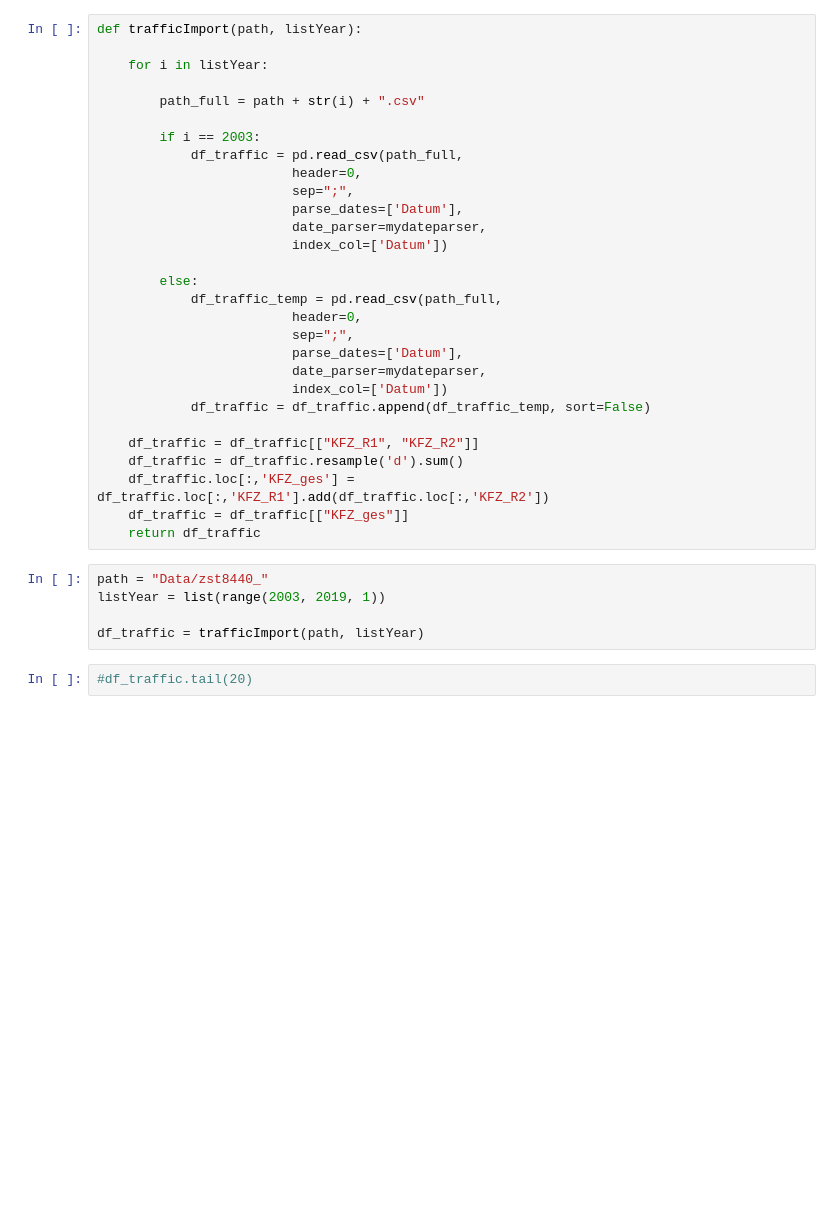
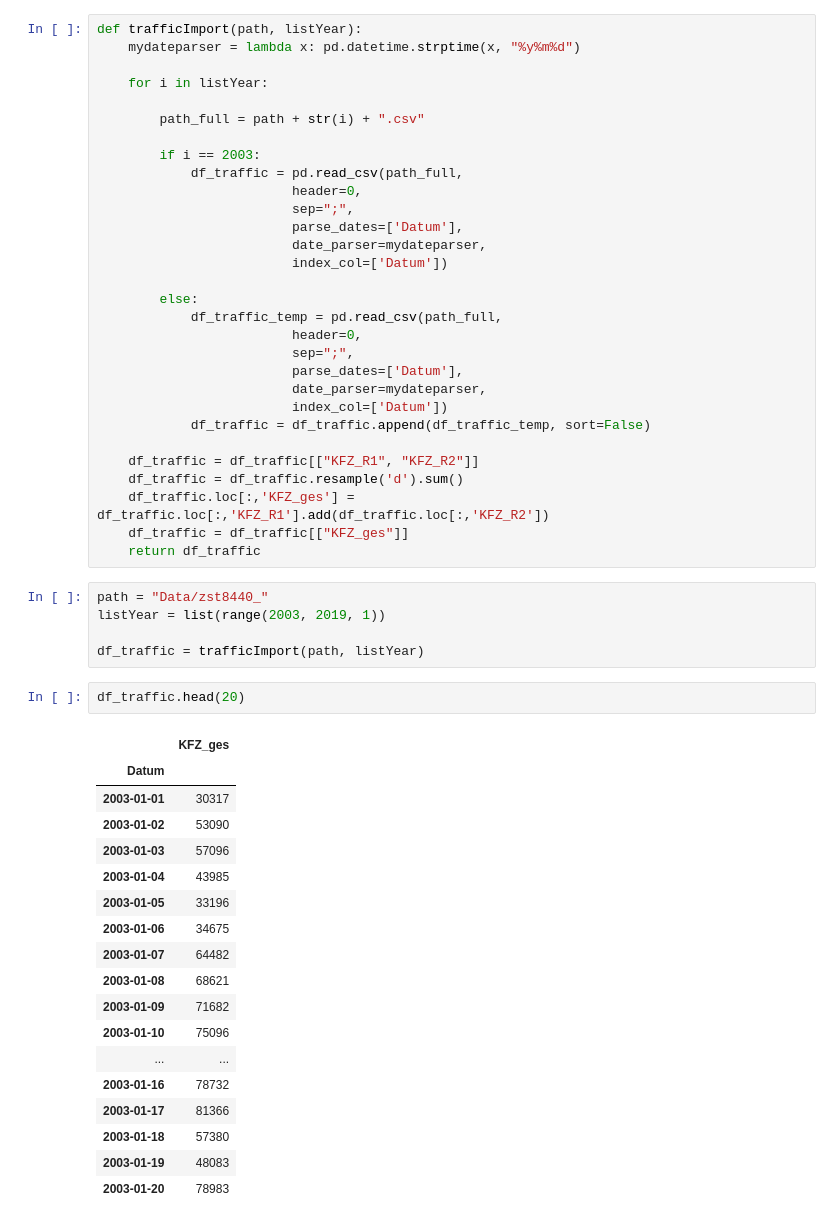
Before and after one commit to SvetiB/AirQualityStuttgart, a Jupyter notebook: ImportNewDataTrafic.ipynb, the cells around one changed output. Drawn from its saved outputs; the diff is of its cells as text; blank space fills up the shorter version.

```diff
--- a/ImportNewDataTrafic.ipynb
+++ b/ImportNewDataTrafic.ipynb
@@ -3,6 +3,7 @@ import pandas as pd
 from datetime import datetime
 # %%
 def trafficImport(path, listYear):
+    mydateparser = lambda x: pd.datetime.strptime(x, "%y%m%d")
 
     for i in listYear:
 
@@ -35,5 +36,24 @@ path = "Data/zst8440_"
 listYear = list(range(2003, 2019, 1))
 
 df_traffic = trafficImport(path, listYear)
-# %%
-#df_traffic.tail(20)
+# %%
+df_traffic.head(20)
+# %% [output]
+|  | KFZ_ges |
+| Datum |  |
+| 2003-01-01 | 30317 |
+| 2003-01-02 | 53090 |
+| 2003-01-03 | 57096 |
+| 2003-01-04 | 43985 |
+| 2003-01-05 | 33196 |
+| 2003-01-06 | 34675 |
+| 2003-01-07 | 64482 |
+| 2003-01-08 | 68621 |
+| 2003-01-09 | 71682 |
+| 2003-01-10 | 75096 |
+| ... | ... |
+| 2003-01-16 | 78732 |
+| 2003-01-17 | 81366 |
+| 2003-01-18 | 57380 |
+| 2003-01-19 | 48083 |
+| 2003-01-20 | 78983 |
```
Also changed, not shown: 1 other file.
